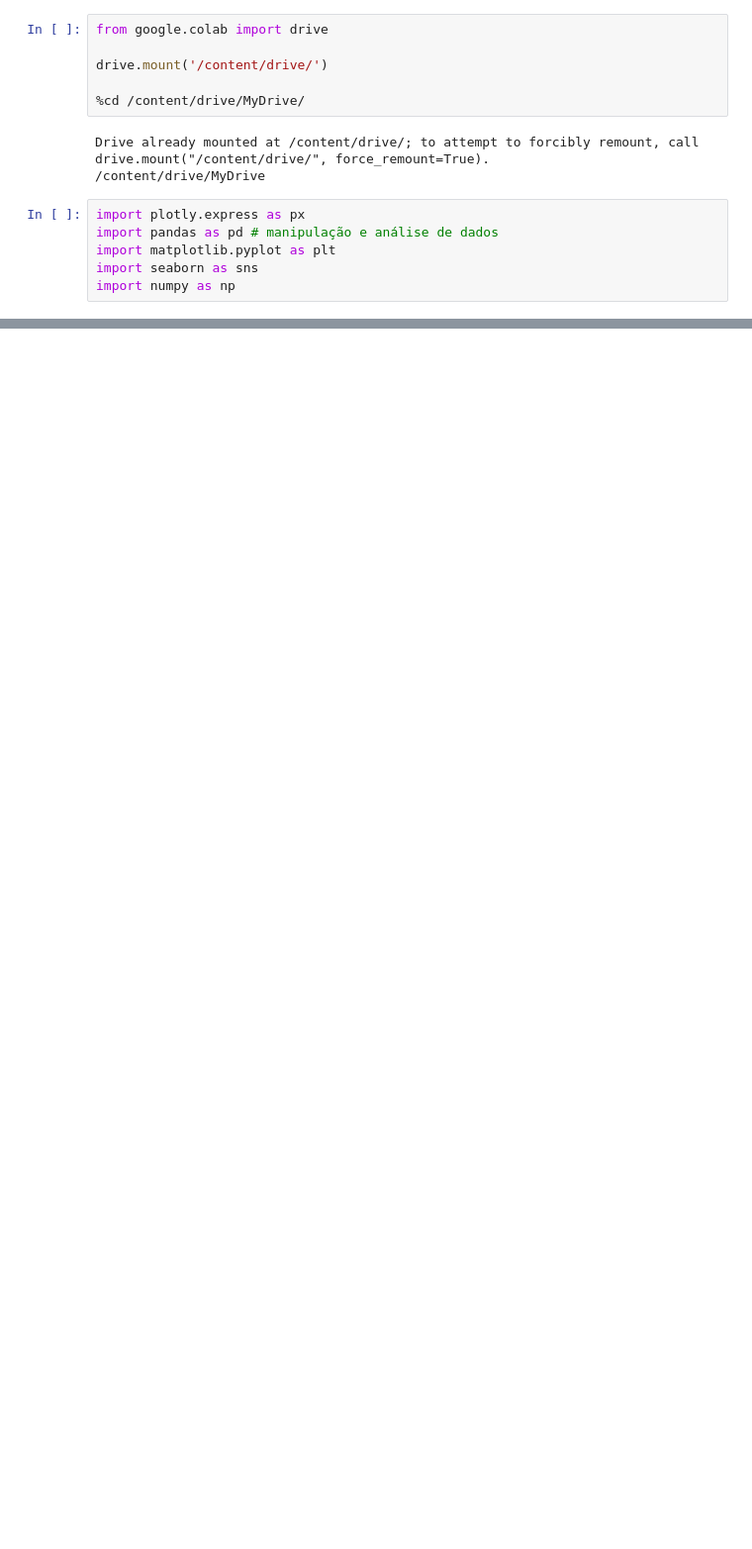
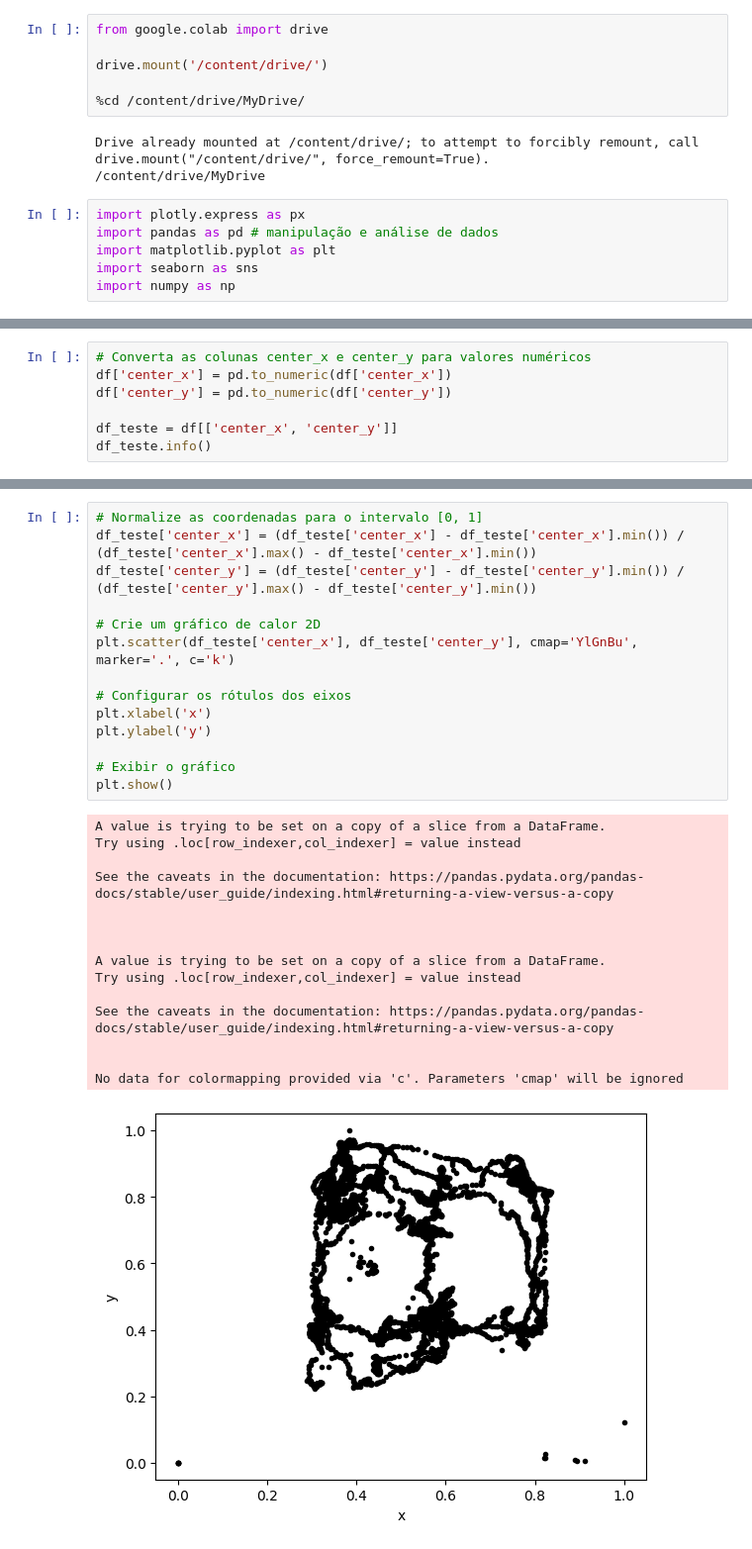
Before and after one commit to Gus-1003/ISD-invention, a Jupyter notebook: Plots/2D_Heatmap.ipynb, the cells around one changed output, grey strips where cells are left out. Shown at 99% size. Drawn from its saved outputs; the diff is of its cells as text; blank space fills up the shorter version.

```diff
--- a/Plots/2D_Heatmap.ipynb
+++ b/Plots/2D_Heatmap.ipynb
@@ -121,0 +104,7 @@ z[225, 104]
+# %%
+# Converta as colunas center_x e center_y para valores numéricos
+df['center_x'] = pd.to_numeric(df['center_x'])
+df['center_y'] = pd.to_numeric(df['center_y'])
+
+df_teste = df[['center_x', 'center_y']]
+df_teste.info()
@@ -121,0 +148,30 @@ z[225, 104]
+# %%
+# Normalize as coordenadas para o intervalo [0, 1]
+df_teste['center_x'] = (df_teste['center_x'] - df_teste['center_x'].min()) / (df_teste['center_x'].max() - df_teste['center_x'].min())
+df_teste['center_y'] = (df_teste['center_y'] - df_teste['center_y'].min()) / (df_teste['center_y'].max() - df_teste['center_y'].min())
+
+# Crie um gráfico de calor 2D
+plt.scatter(df_teste['center_x'], df_teste['center_y'], cmap='YlGnBu', marker='.', c='k')
+
+# Configurar os rótulos dos eixos
+plt.xlabel('x')
+plt.ylabel('y')
+
+# Exibir o gráfico
+plt.show()
+# %% [output]
+A value is trying to be set on a copy of a slice from a DataFrame.
+Try using .loc[row_indexer,col_indexer] = value instead
+
+See the caveats in the documentation: https://pandas.pydata.org/pandas-docs/stable/user_guide/indexing.html#returning-a-view-versus-a-copy
+
+
+
+A value is trying to be set on a copy of a slice from a DataFrame.
+Try using .loc[row_indexer,col_indexer] = value instead
+
+See the caveats in the documentation: https://pandas.pydata.org/pandas-docs/stable/user_guide/indexing.html#returning-a-view-versus-a-copy
+
+
+No data for colormapping provided via 'c'. Parameters 'cmap' will be ignored
+[figure, added]
```
Also changed, not shown: parts of 13 cells of this notebook.
